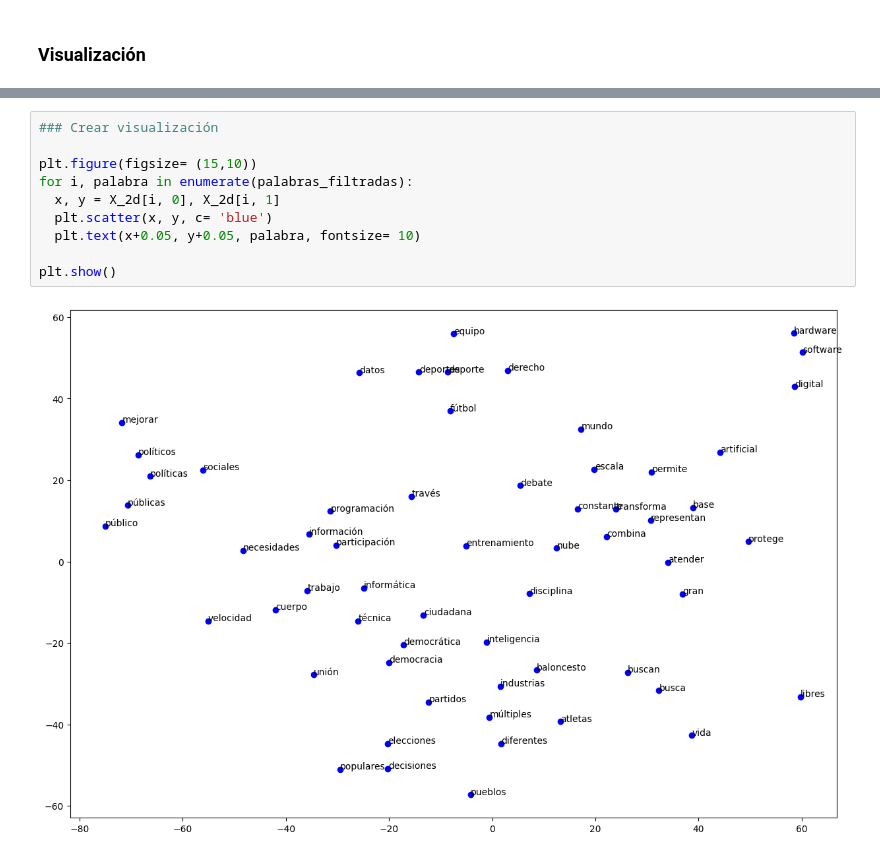
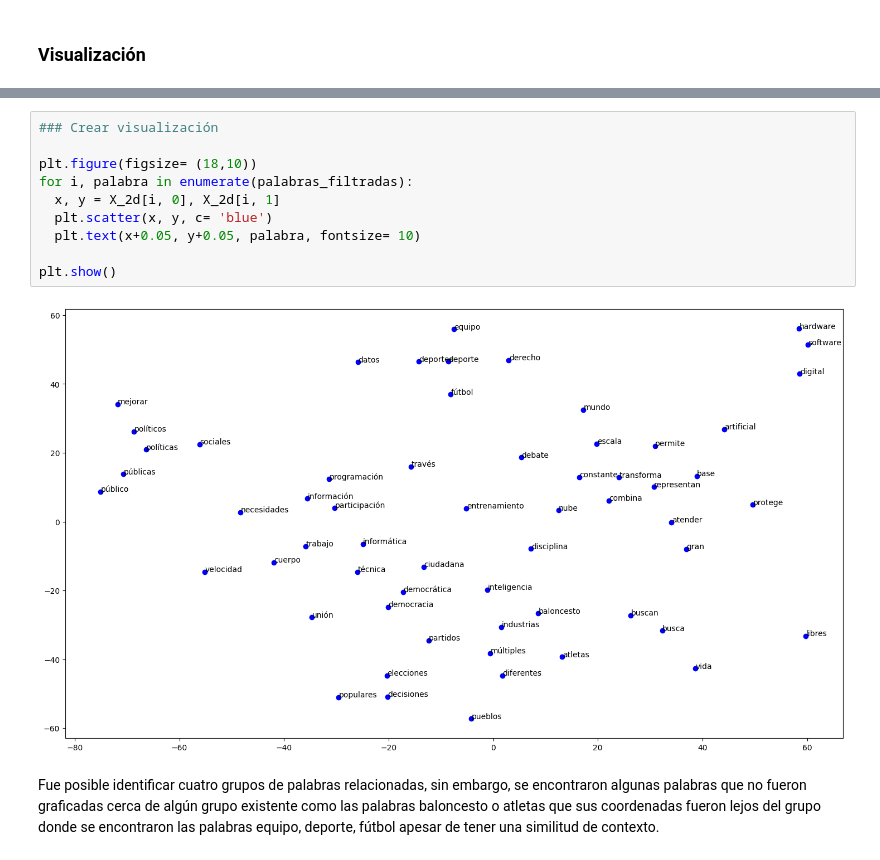
Before and after one commit to LailaBulh/Procesamiento_Lenguaje_Natural, a Jupyter notebook: Embeddings.ipynb, the cells around one changed output, grey strips where cells are left out. Drawn from its saved outputs; the diff is of its cells as text.

```diff
--- a/Embeddings.ipynb
+++ b/Embeddings.ipynb
@@ -224,12 +224,14 @@ print(X_2d)
 # %%
 ### Crear visualización
 
-plt.figure(figsize= (15,10))
+plt.figure(figsize= (18,10))
 for i, palabra in enumerate(palabras_filtradas):
   x, y = X_2d[i, 0], X_2d[i, 1]
   plt.scatter(x, y, c= 'blue')
   plt.text(x+0.05, y+0.05, palabra, fontsize= 10)
 
 plt.show()
 # %% [output]
-[figure, old version]
+[figure, new version]
+# %% [markdown]
+Fue posible identificar cuatro grupos de palabras relacionadas, sin embargo, se encontraron algunas palabras que no fueron graficadas cerca de algún grupo existente como las palabras baloncesto o atletas que sus coordenadas fueron lejos del grupo donde se encontraron las palabras equipo, deporte, fútbol apesar de tener una similitud de contexto.
```
Also changed, not shown: parts of 9 cells of this notebook.
